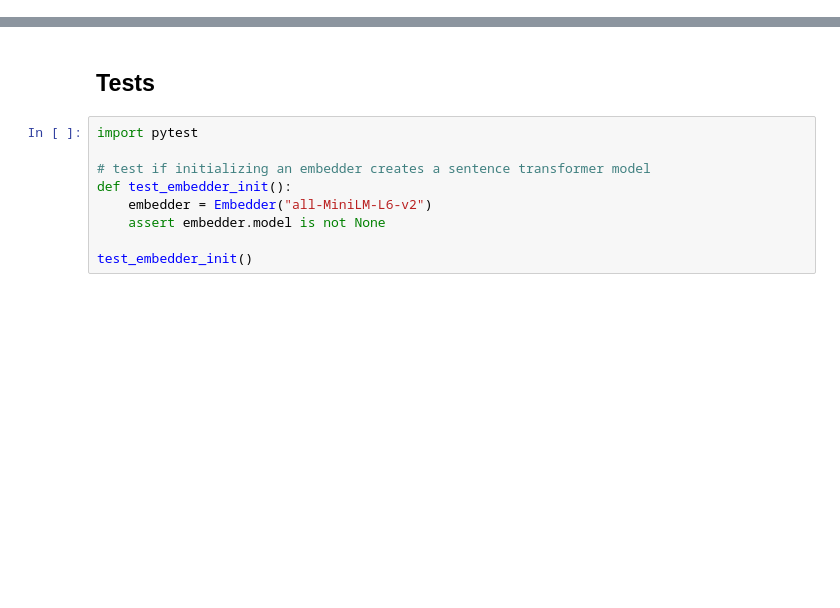
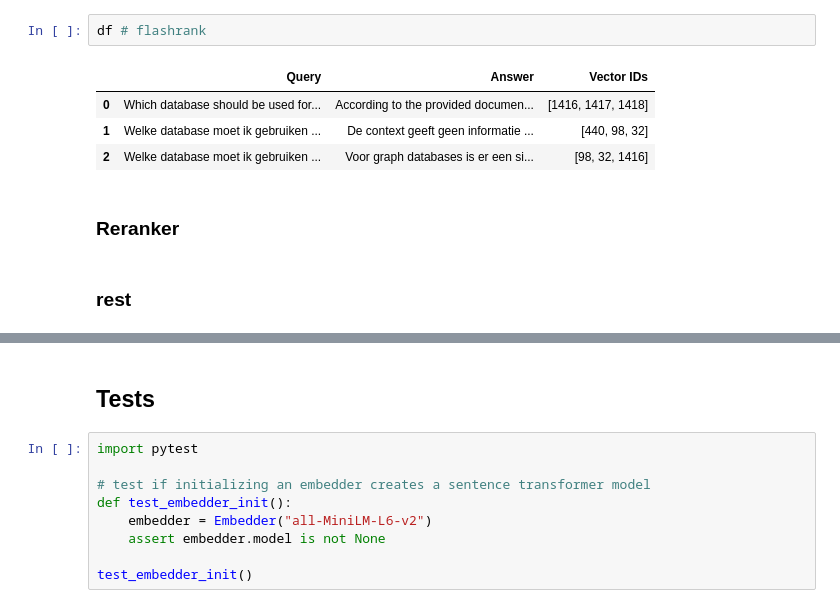
Before and after one commit to sjoerdoffringa/RAG, a Jupyter notebook: development.ipynb, the cells around one changed output, grey strips where cells are left out. Saved outputs shown, nothing was run; the diff lists cells and outputs as text; blank space fills up the shorter version.

```diff
--- a/development.ipynb
+++ b/development.ipynb
@@ -258,0 +406,11 @@ rag.embedder.index.ntotal
+# %%
+df # flashrank
+# %% [output]
+|  | Query | Answer | Vector IDs |
+| 0 | Which database should be used for... | According to the provided documen... | [1416, 1417, 1418] |
+| 1 | Welke database moet ik gebruiken ... | De context geeft geen informatie ... | [440, 98, 32] |
+| 2 | Welke database moet ik gebruiken ... | Voor graph databases is er een si... | [98, 32, 1416] |
+# %% [markdown]
+### Reranker
+# %% [markdown]
+### rest
```
Also changed, not shown: parts of 38 cells of this notebook, 4 other files.
